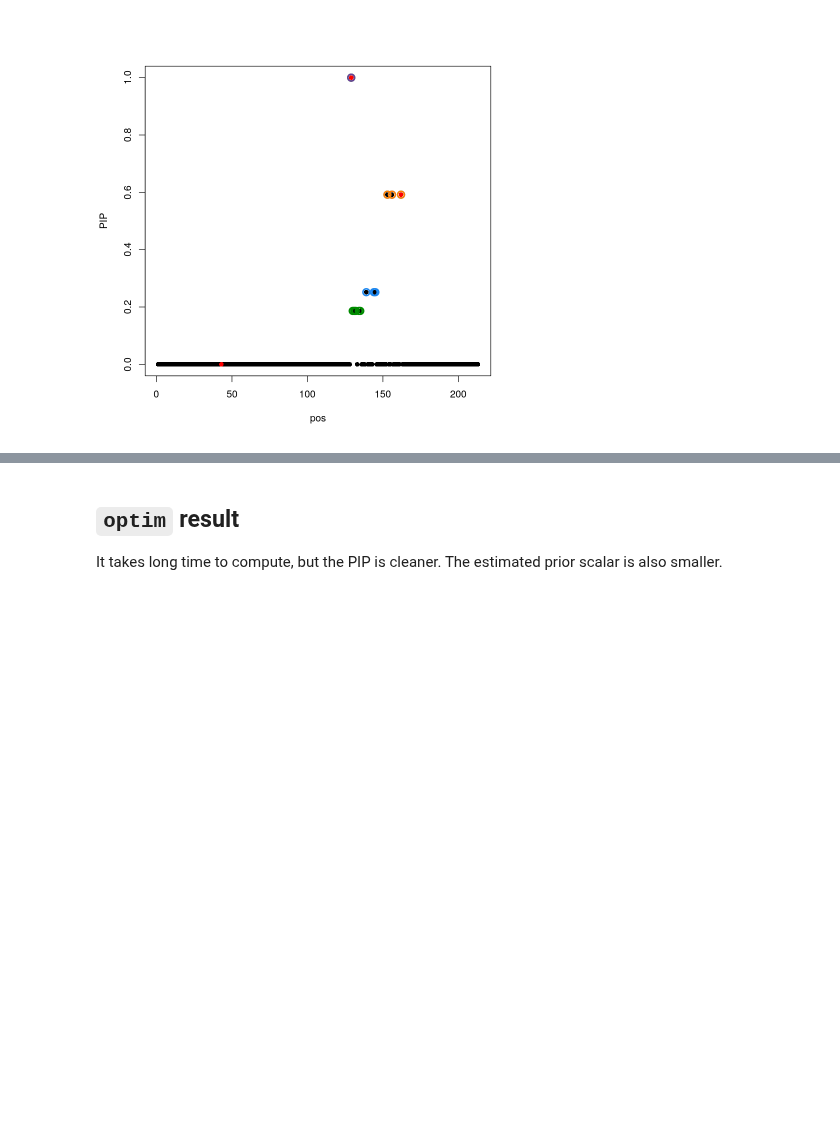
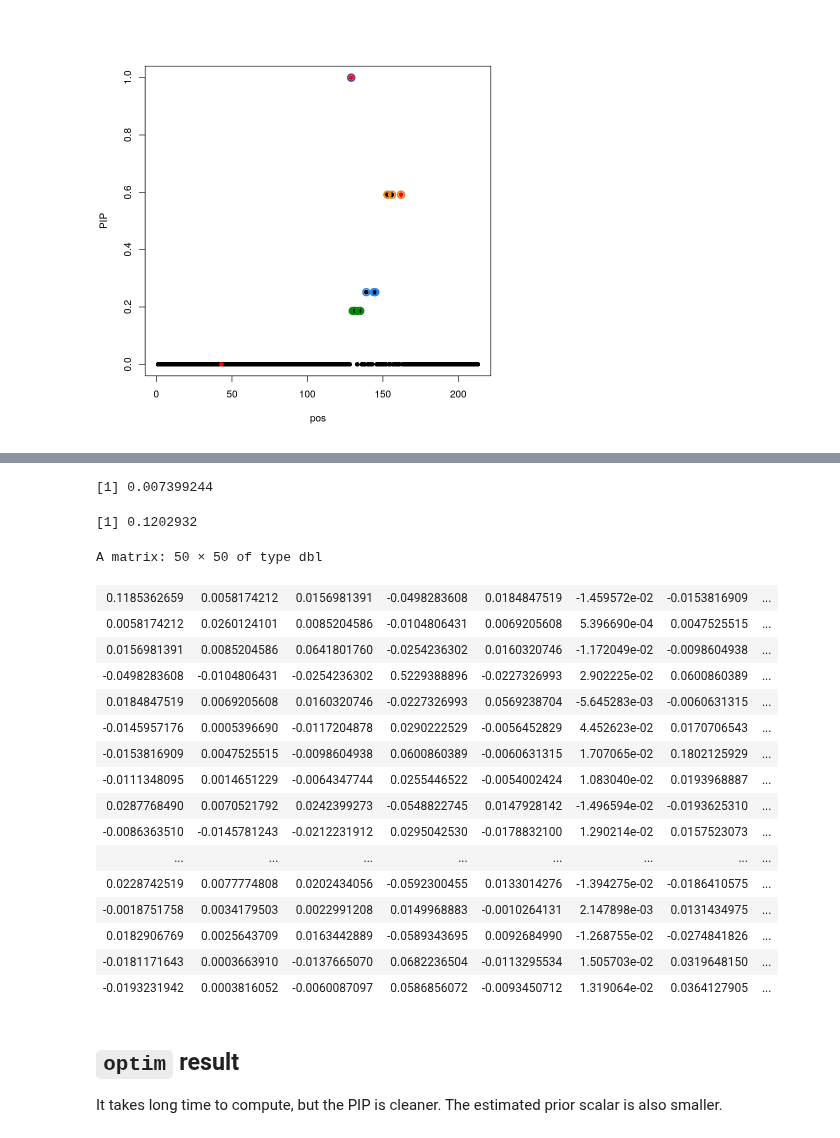
Before and after one commit to stephenslab/mvsusieR, a Jupyter notebook: inst/prototypes/em_optim_est_prior.ipynb, the cells around one changed output, grey strips where cells are left out. Cells and saved outputs as stored; diff of their text form; code cells hidden in the pictures; blank space fills up the shorter version.

```diff
--- a/inst/prototypes/em_optim_est_prior.ipynb
+++ b/inst/prototypes/em_optim_est_prior.ipynb
@@ -33,3 +232,31 @@ susieR::susie_plot(result, y='PIP',b=rowSums(meta$true_coef))
+# %%
+mean(var(Y))
+# %% [output]
+[1] 0.007399244
+# %%
+mean(diag(meta$residual_variance))
+# %% [output]
+[1] 0.1202932
+# %%
+var(Y)
+# %% [output]
+A matrix: 50 × 50 of type dbl
+| 0.1185362659 | 0.0058174212 | 0.0156981391 | -0.0498283608 | 0.0184847519 | -1.459572e-02 | -0.0153816909 | ... |
+| 0.0058174212 | 0.0260124101 | 0.0085204586 | -0.0104806431 | 0.0069205608 | 5.396690e-04 | 0.0047525515 | ... |
+| 0.0156981391 | 0.0085204586 | 0.0641801760 | -0.0254236302 | 0.0160320746 | -1.172049e-02 | -0.0098604938 | ... |
+| -0.0498283608 | -0.0104806431 | -0.0254236302 | 0.5229388896 | -0.0227326993 | 2.902225e-02 | 0.0600860389 | ... |
+| 0.0184847519 | 0.0069205608 | 0.0160320746 | -0.0227326993 | 0.0569238704 | -5.645283e-03 | -0.0060631315 | ... |
+| -0.0145957176 | 0.0005396690 | -0.0117204878 | 0.0290222529 | -0.0056452829 | 4.452623e-02 | 0.0170706543 | ... |
+| -0.0153816909 | 0.0047525515 | -0.0098604938 | 0.0600860389 | -0.0060631315 | 1.707065e-02 | 0.1802125929 | ... |
+| -0.0111348095 | 0.0014651229 | -0.0064347744 | 0.0255446522 | -0.0054002424 | 1.083040e-02 | 0.0193968887 | ... |
+| 0.0287768490 | 0.0070521792 | 0.0242399273 | -0.0548822745 | 0.0147928142 | -1.496594e-02 | -0.0193625310 | ... |
+| -0.0086363510 | -0.0145781243 | -0.0212231912 | 0.0295042530 | -0.0178832100 | 1.290214e-02 | 0.0157523073 | ... |
+| ... | ... | ... | ... | ... | ... | ... | ... |
+| 0.0228742519 | 0.0077774808 | 0.0202434056 | -0.0592300455 | 0.0133014276 | -1.394275e-02 | -0.0186410575 | ... |
+| -0.0018751758 | 0.0034179503 | 0.0022991208 | 0.0149968883 | -0.0010264131 | 2.147898e-03 | 0.0131434975 | ... |
+| 0.0182906769 | 0.0025643709 | 0.0163442889 | -0.0589343695 | 0.0092684990 | -1.268755e-02 | -0.0274841826 | ... |
+| -0.0181171643 | 0.0003663910 | -0.0137665070 | 0.0682236504 | -0.0113295534 | 1.505703e-02 | 0.0319648150 | ... |
+| -0.0193231942 | 0.0003816052 | -0.0060087097 | 0.0586856072 | -0.0093450712 | 1.319064e-02 | 0.0364127905 | ... |
 # %% [markdown]
 ## `optim` result
 
```
Also changed, not shown: parts of 13 cells of this notebook, 9 other files.
